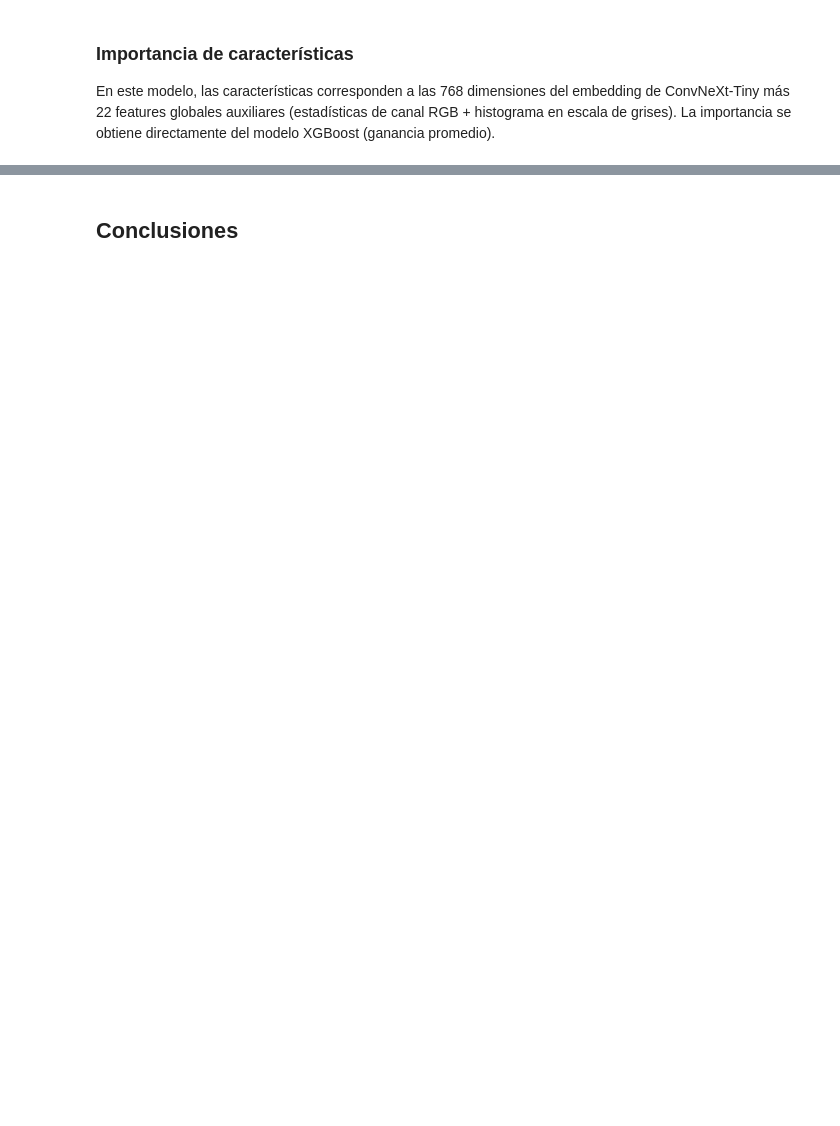
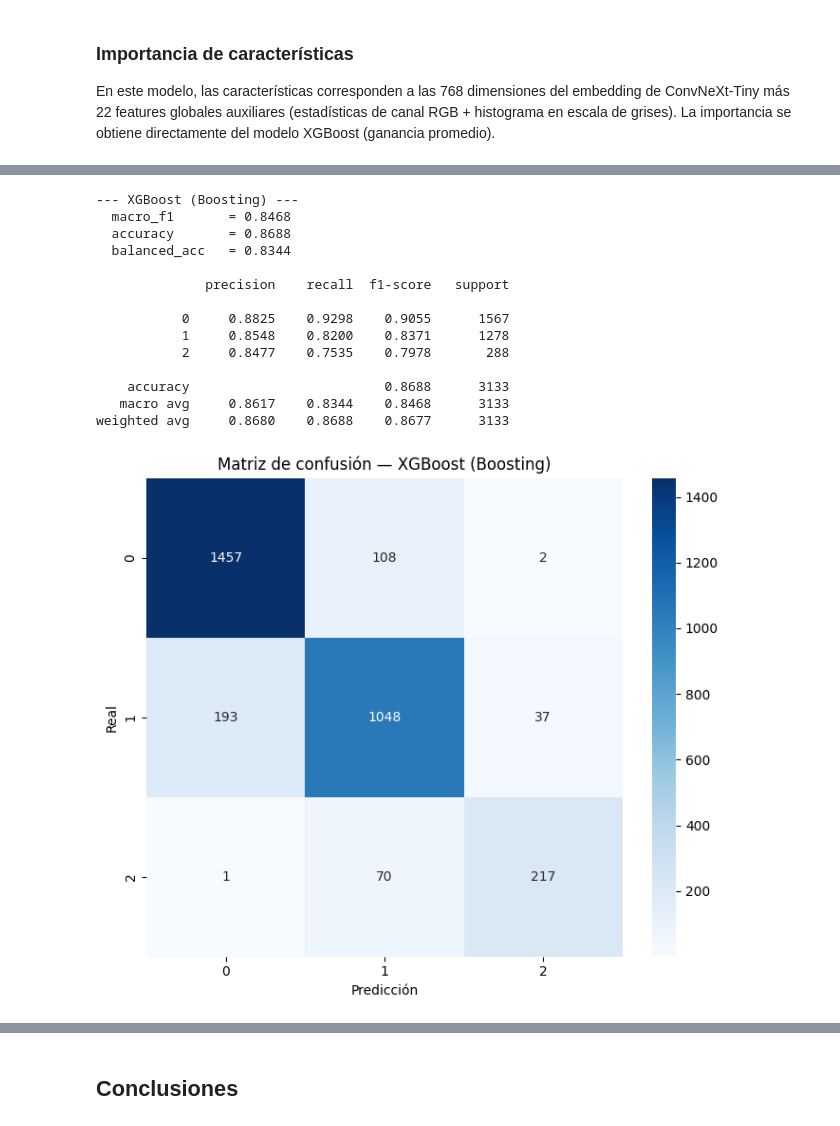
Before and after one commit to JesusAnaya/proyecto-integrador-equipo-21-mna, a Jupyter notebook: Avance5_Equipo21.ipynb, the cells around one changed output, grey strips where cells are left out. Drawn from its saved outputs; the diff is of its cells as text; code cells hidden in the pictures; blank space fills up the shorter version.

```diff
--- a/Avance5_Equipo21.ipynb
+++ b/Avance5_Equipo21.ipynb
@@ -1806,0 +2062,36 @@ Top características por importancia (XGBoost):
+# %%
+# XGBoost ya fue entrenado previamente; solo se mide inferencia.
+t0 = time.perf_counter()
+xgb_val_proba = xgb_best.predict_proba(X_val)
+xgb_inference_time = time.perf_counter() - t0
+
+xgb_metrics, xgb_val_pred = evaluate_ensemble(y_val, xgb_val_proba, label="XGBoost (Boosting)")
+
+ensemble_results.append({
+    "model_name": "XGBoost (Boosting)",
+    "model_type": "Ensemble",
+    "ensemble_type": "Homogéneo",
+    "strategy": "Boosting",
+    **xgb_metrics,
+    "train_time_s": 0.0,
+    "inference_time_s": xgb_inference_time,
+})
+
+plot_ensemble_confusion_matrix(y_val, xgb_val_pred,
+                               "Matriz de confusión — XGBoost (Boosting)")
+# %% [output]
+--- XGBoost (Boosting) ---
+  macro_f1       = 0.8468
+  accuracy       = 0.8688
+  balanced_acc   = 0.8344
+
+              precision    recall  f1-score   support
+
+           0     0.8825    0.9298    0.9055      1567
+           1     0.8548    0.8200    0.8371      1278
+           2     0.8477    0.7535    0.7978       288
+
+    accuracy                         0.8688      3133
+   macro avg     0.8617    0.8344    0.8468      3133
+weighted avg     0.8680    0.8688    0.8677      3133
+[figure, added]
```
Also changed, not shown: parts of 58 cells of this notebook.
